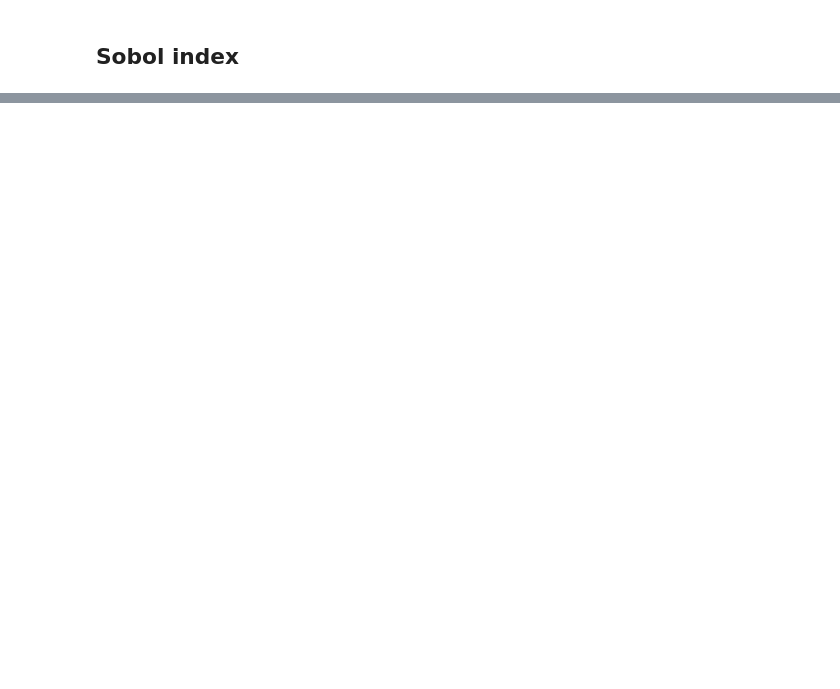
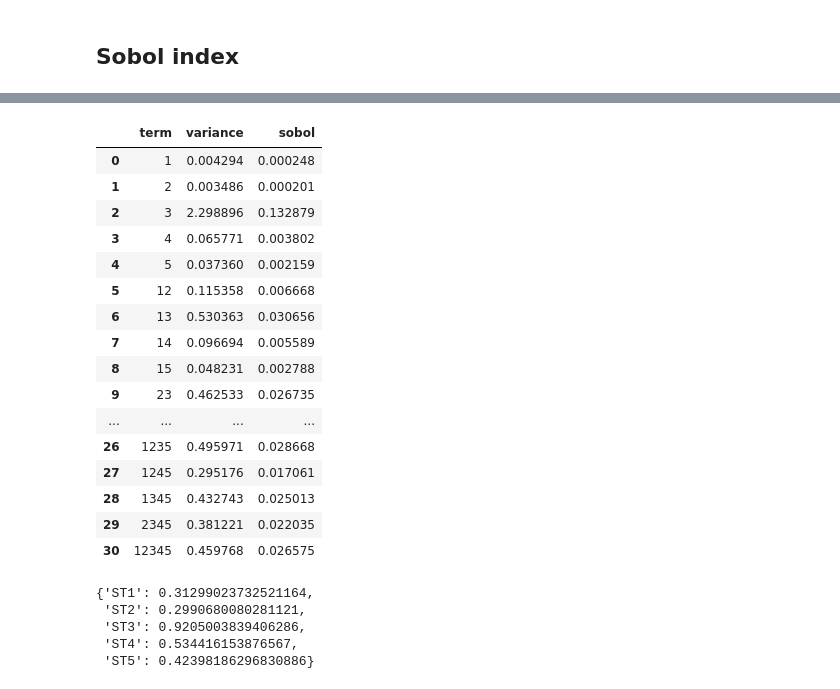
Before and after one commit to DmitrySavinskikh/graduate-paper-code, a Jupyter notebook: ml_part2.ipynb, the cells around one changed output, grey strips where cells are left out. Drawn from its saved outputs; the diff is of its cells as text; code cells hidden in the pictures; blank space fills up the shorter version.

```diff
--- a/ml_part2.ipynb
+++ b/ml_part2.ipynb
@@ -727,0 +779,13 @@ x4 NaN      NaN       NaN       NaN       NaN
+# %%
+
+def all_subsets(d):
+    subsets = [()]
+    for r in range(1, d + 1):
+        for s in itertools.combinations(range(d), r):
+            subsets.append(s)
+    return subsets
+
+
+subsets = all_subsets(d)
+subset_names = ['0' if len(s) == 0 else ''.join(str(i+1) for i in s) for s in subsets]
+list(zip(subset_names, subsets))
@@ -727,0 +1169,56 @@ x4 NaN      NaN       NaN       NaN       NaN
+# %%
+
+def pce_sobol_indices(coef, multi_indices, d):
+    contrib = {}
+
+    for c, alpha in zip(coef, multi_indices):
+        support = tuple(i for i, deg in enumerate(alpha) if deg > 0)
+        if len(support) == 0:
+            continue
+        name = "".join(str(i + 1) for i in support)
+        contrib[name] = contrib.get(name, 0.0) + float(c**2)
+
+    total_var = sum(contrib.values())
+
+    rows = []
+    for name in subset_names:
+        if name == '0':
+            continue
+        v = contrib.get(name, 0.0)
+        rows.append({'term': name,
+            'variance': v,
+            'sobol': v / total_var})
+
+    return pd.DataFrame(rows), total_var
+
+
+pce_sobol_df, pce_total_var = pce_sobol_indices(coef, multi_idx, d)
+pce_sobol_df
+# %% [output]
+|  | term | variance | sobol |
+| 0 | 1 | 0.004294 | 0.000248 |
+| 1 | 2 | 0.003486 | 0.000201 |
+| 2 | 3 | 2.298896 | 0.132879 |
+| 3 | 4 | 0.065771 | 0.003802 |
+| 4 | 5 | 0.037360 | 0.002159 |
+| 5 | 12 | 0.115358 | 0.006668 |
+| 6 | 13 | 0.530363 | 0.030656 |
+| 7 | 14 | 0.096694 | 0.005589 |
+| 8 | 15 | 0.048231 | 0.002788 |
+| 9 | 23 | 0.462533 | 0.026735 |
+| ... | ... | ... | ... |
+| 26 | 1235 | 0.495971 | 0.028668 |
+| 27 | 1245 | 0.295176 | 0.017061 |
+| 28 | 1345 | 0.432743 | 0.025013 |
+| 29 | 2345 | 0.381221 | 0.022035 |
+| 30 | 12345 | 0.459768 | 0.026575 |
+# %%
+
+pce_total_indices = total_indices_from_sobol(pce_sobol_df, d)
+pce_total_indices
+# %% [output]
+{'ST1': 0.31299023732521164,
+ 'ST2': 0.2990680080281121,
+ 'ST3': 0.9205003839406286,
+ 'ST4': 0.534416153876567,
+ 'ST5': 0.42398186296830886}
```
Also changed, not shown: parts of 22 cells of this notebook.
